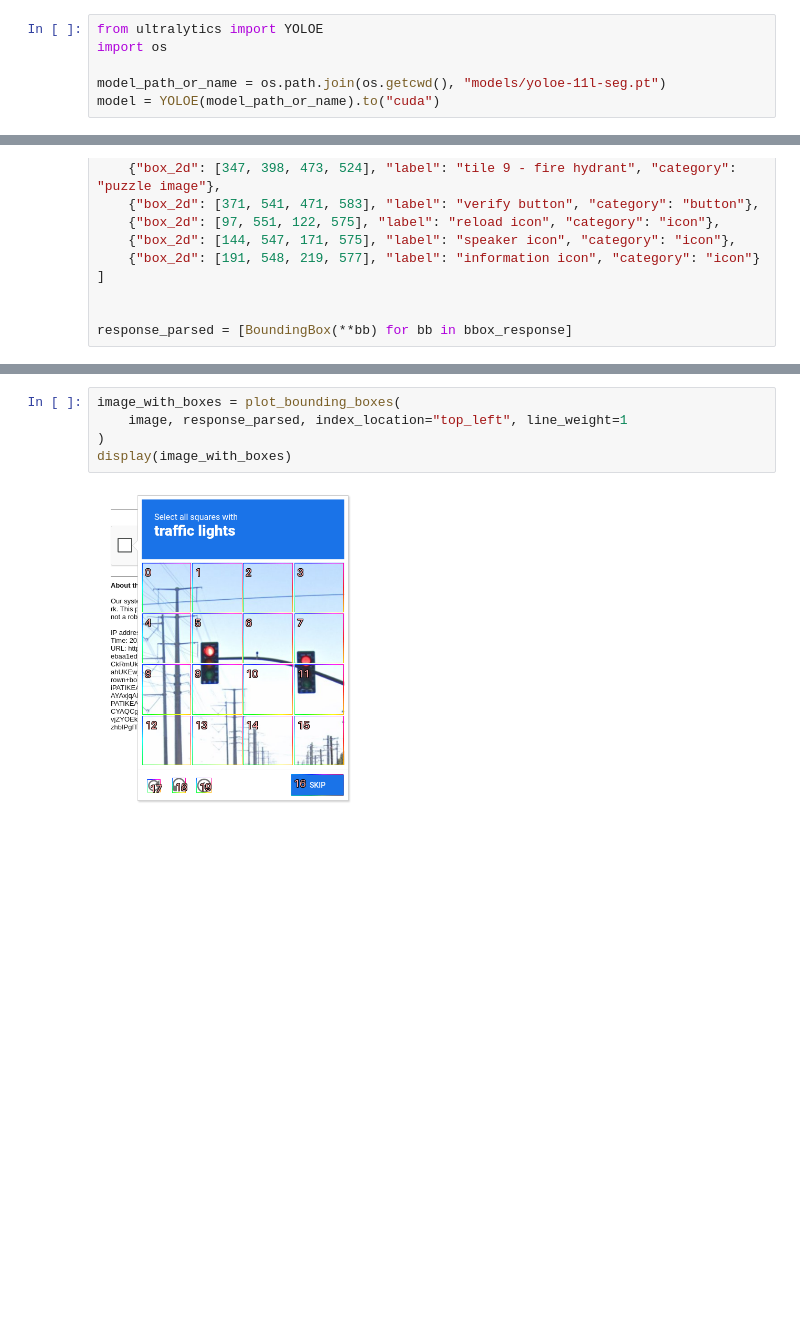
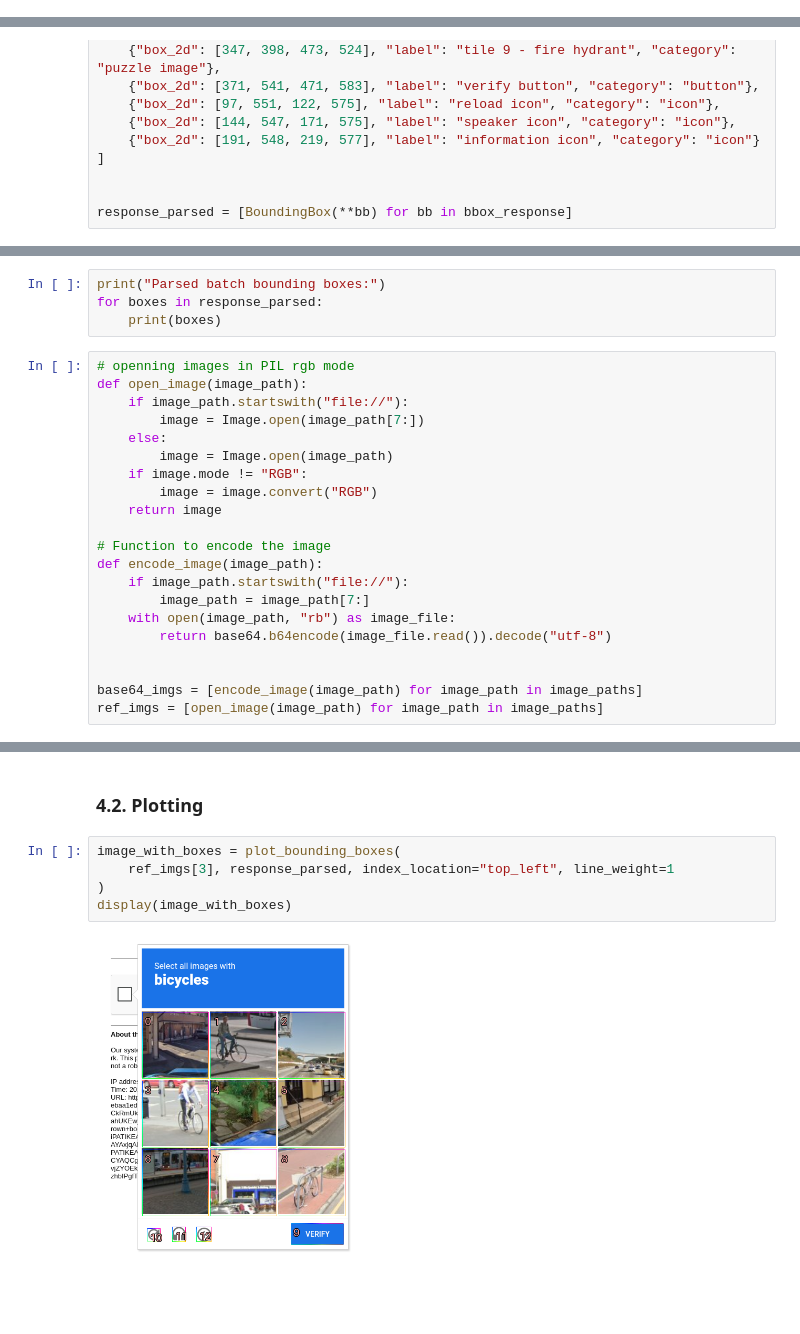
Before and after one commit to rezaho/MARSYS, a Jupyter notebook: test_graphical_control_browser.ipynb, the cells around one changed output, grey strips where cells are left out. Saved outputs shown, nothing was run; the diff lists cells and outputs as text; blank space fills up the shorter version.

```diff
--- a/test_graphical_control_browser.ipynb
+++ b/test_graphical_control_browser.ipynb
@@ -121,9 +121,3 @@ display(image)
 # await browser.page.content()
 # %%
 #!wget https://huggingface.co/jameslahm/yoloe/resolve/main/yoloe-v8l-seg.pt?download=true .
-# %%
-from ultralytics import YOLOE
-import os
-
-model_path_or_name = os.path.join(os.getcwd(), "models/yoloe-11l-seg.pt")
-model = YOLOE(model_path_or_name).to("cuda")
@@ -761,0 +653,25 @@ response_parsed = [BoundingBox(**bb) for bb in bbox_response]
+# %%
+print("Parsed batch bounding boxes:")
+for boxes in response_parsed:
+    print(boxes)
+# %%
+# openning images in PIL rgb mode
+def open_image(image_path):
+    if image_path.startswith("file://"):
+        image = Image.open(image_path[7:])
+    else:
+        image = Image.open(image_path)
+    if image.mode != "RGB":
+        image = image.convert("RGB")
+    return image
+
+# Function to encode the image
+def encode_image(image_path):
+    if image_path.startswith("file://"):
+        image_path = image_path[7:]
+    with open(image_path, "rb") as image_file:
+        return base64.b64encode(image_file.read()).decode("utf-8")
+
+
+base64_imgs = [encode_image(image_path) for image_path in image_paths]
+ref_imgs = [open_image(image_path) for image_path in image_paths]
@@ -762,7 +964,9 @@ response_parsed = [BoundingBox(**bb) for bb in bbox_response]
+# %% [markdown]
+### 4.2. Plotting
 # %%
 image_with_boxes = plot_bounding_boxes(
-    image, response_parsed, index_location="top_left", line_weight=1
+    ref_imgs[3], response_parsed, index_location="top_left", line_weight=1
 )
 display(image_with_boxes)
 # %% [output]
-[figure, old version]
+[figure, new version]
```
Also changed, not shown: parts of 26 cells of this notebook, 2 other files.
